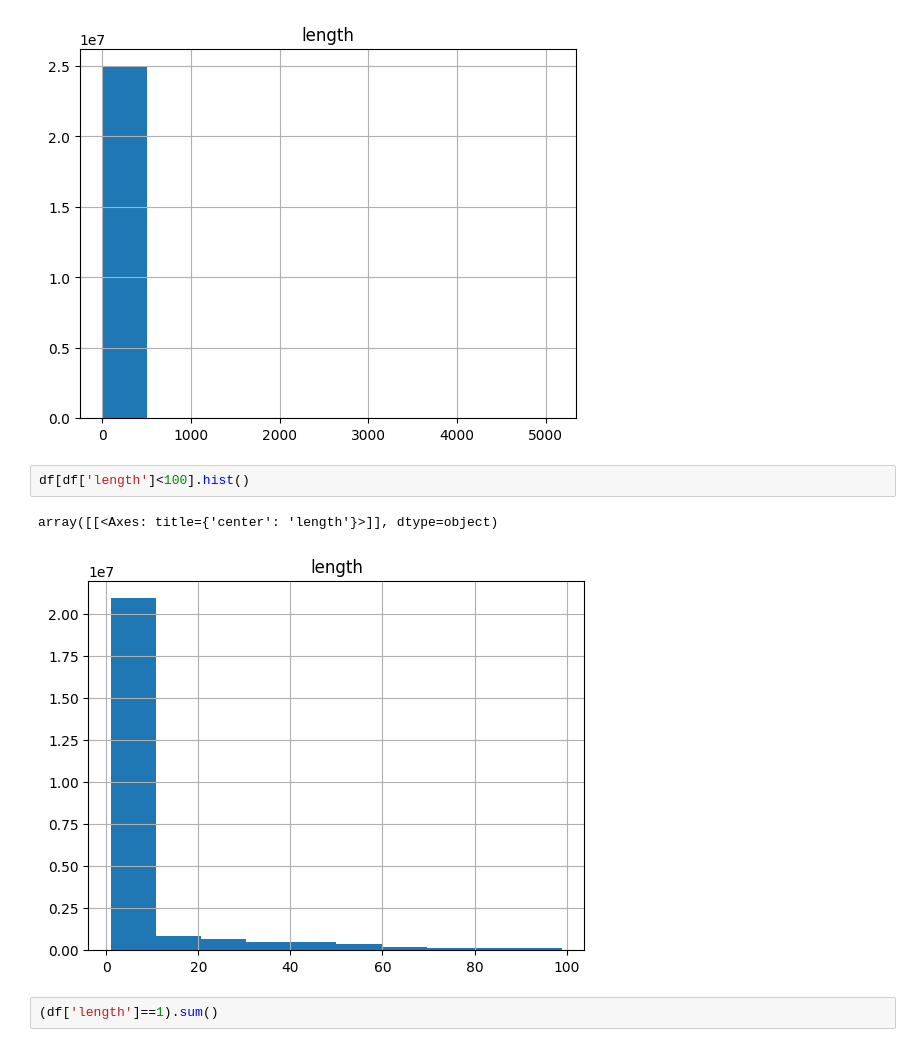
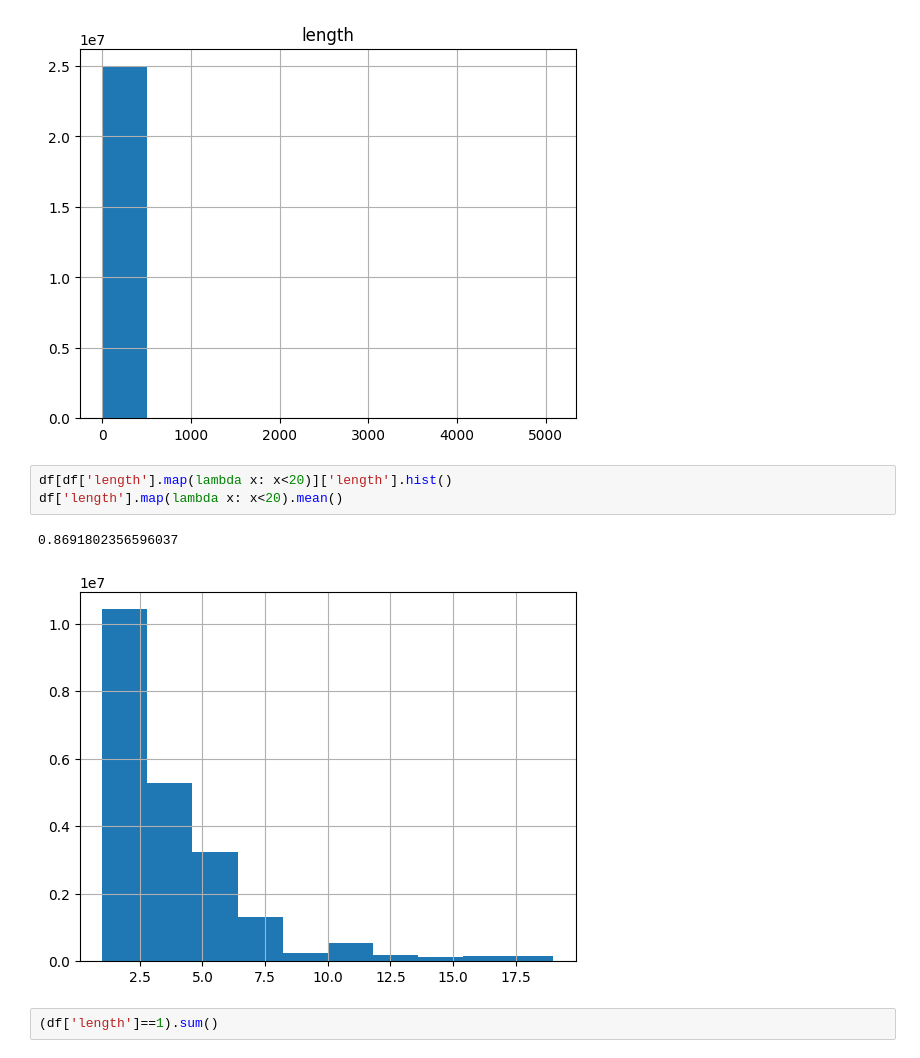
Before and after one commit to nevakrien/hebrew_document_search, a Jupyter notebook: preprocessing.ipynb, the cells around one changed output. Saved outputs shown, nothing was run; the diff lists cells and outputs as text.

```diff
--- a/preprocessing.ipynb
+++ b/preprocessing.ipynb
@@ -213,10 +213,11 @@ df.hist()
 array([[<Axes: title={'center': 'length'}>]], dtype=object)
 [figure]
 # %%
-df[df['length']<100].hist()
+df[df['length'].map(lambda x: x<20)]['length'].hist()
+df['length'].map(lambda x: x<20).mean()
 # %% [output]
-array([[<Axes: title={'center': 'length'}>]], dtype=object)
+0.8691802356596037
-[figure, old version]
+[figure, new version]
 # %%
 (df['length']==1).sum()
 # %% [output]
```
Also changed, not shown: parts of 14 cells of this notebook.
